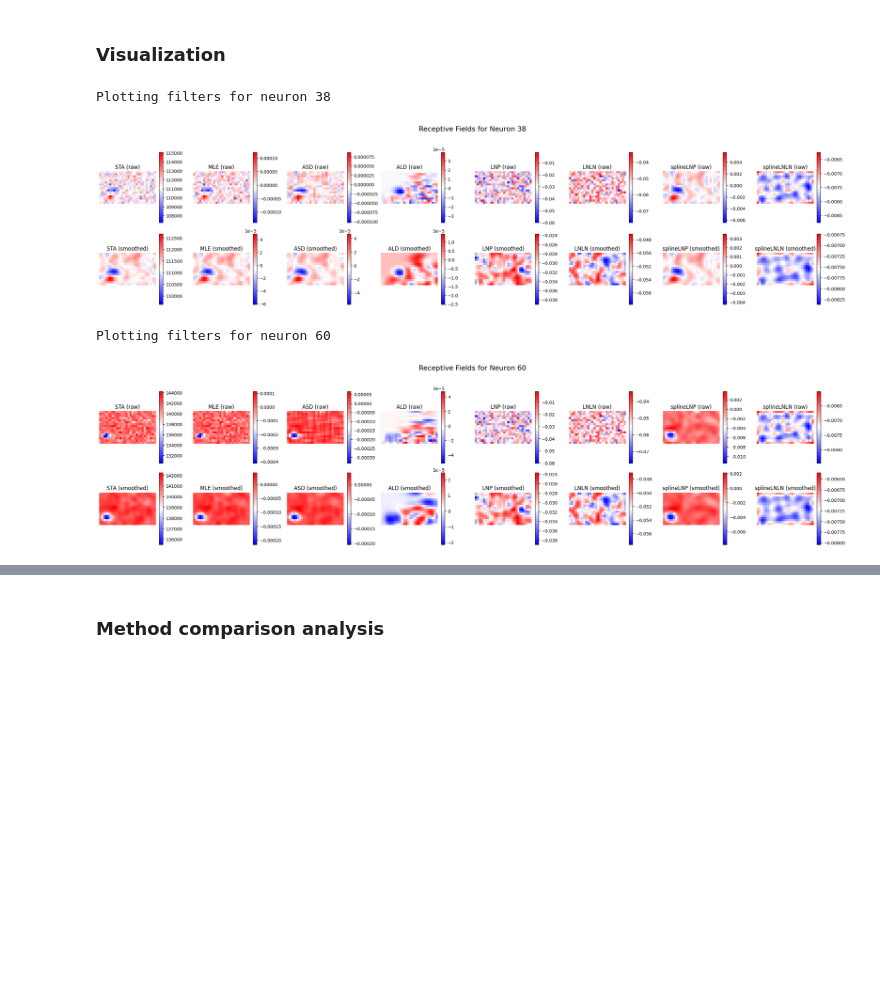
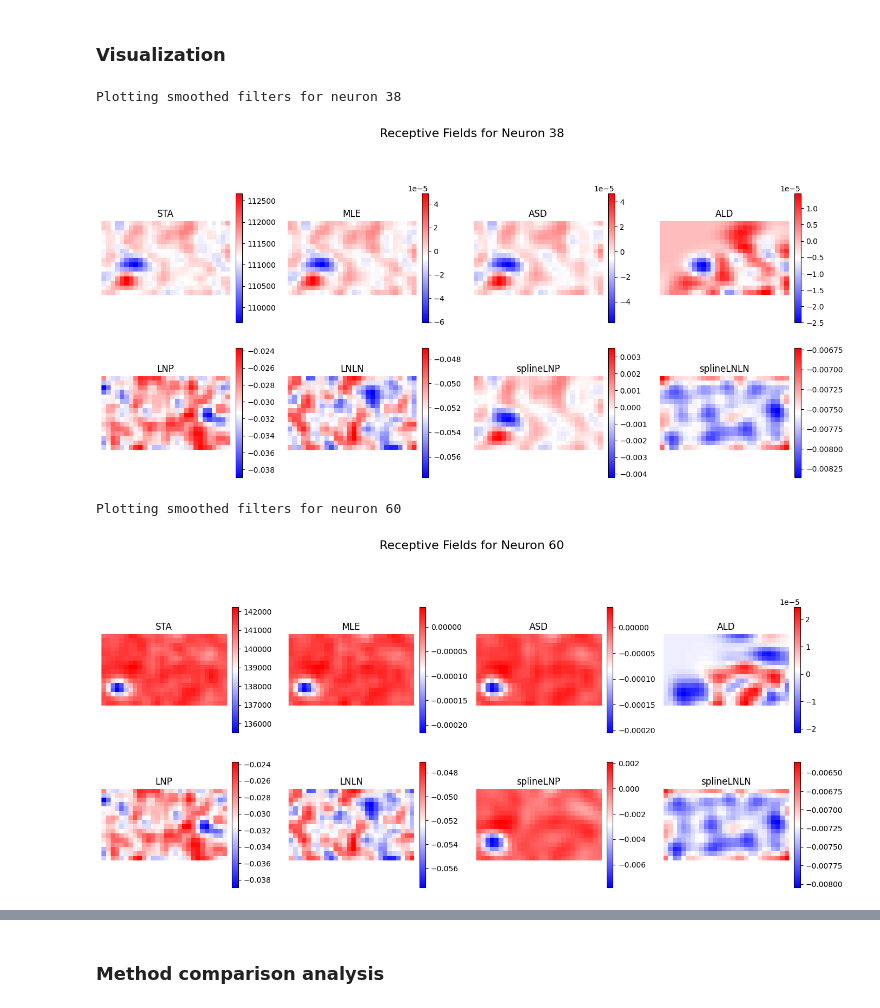
Before and after one commit to luciaganton/Neural-Data-Science, a Jupyter notebook: practical02_final_version.ipynb, the cells around one changed output, grey strips where cells are left out. Saved outputs shown, nothing was run; the diff lists cells and outputs as text; code cells hidden in the pictures; blank space fills up the shorter version.

```diff
--- a/practical02_final_version.ipynb
+++ b/practical02_final_version.ipynb
@@ -896,11 +903,12 @@ fig, axs = plt.subplots(
 # Plot 1: Original Calcium Trace
 axs[0].plot(time, example_neuron, label="Original Calcium", color="blue")
 axs[0].set_ylabel("Fluorescence")
+axs[0].set_xlabel("Time (s)")
 axs[0].set_title("Original Calcium Trace")
 
 # Plot 2: Thresholding Inferred Spikes
 axs[1].plot(time, threshold_spikes[60], label="Inferred Spikes", color="red")
-axs[1].set_ylabel("Spike Activitsy")
+axs[1].set_ylabel("Spike Activity")
 axs[1].set_xlabel("Time (s)")
 axs[1].set_title("Thresholding inferred spikes")
 
@@ -1923,46 +1946,46 @@ Neuron 47: ['LNP_opt', 'LNP_sta', 'LNLN_w_opt', 'LNLN_w_sta']
 # %% [markdown]
 ### Visualization
 # %%
-# Plot function
-
 # Full list of methods to visualize
 all_methods = ["STA", "MLE", "ASD", "ALD", "LNP", "LNLN", "splineLNP", "splineLNLN"]
 
 for idx in neuron_indices:
-    print(f"Plotting filters for neuron {idx}")
+    print(f"Plotting smoothed filters for neuron {idx}")
     available_methods = [m for m in all_methods if m in filters[idx]]
     n_methods = len(available_methods)
 
-    plt.figure(figsize=(3 * n_methods, 6))
+    # Define layout: 2 rows, calculate columns accordingly
+    n_rows = 2
+    n_cols = math.ceil(n_methods / n_rows)
+
+    fig, axs = plt.subplots(n_rows, n_cols, figsize=(3.5 * n_cols, 7))
+    axs = axs.flatten()
 
     for i, method in enumerate(available_methods):
-
         w = filters[idx][method]
 
+        # LNLN has 2 overlapped filters, take the average to match dimensions
         if w.ndim == 2:
             w = np.mean(w, axis=1).reshape(Dx, Dy)
         else:
             w = w.reshape(Dx, Dy)
 
-        # Raw
-        plt.subplot(2, n_methods, i + 1)
-        plt.imshow(w, cmap="bwr")
-        plt.title(f"{method} (raw)")
-        plt.axis("off")
-        plt.colorbar()
+        w_smooth = gaussian_filter(w, sigma=1)
 
-        # Smoothed
-        plt.subplot(2, n_methods, i + 1 + n_methods)
-        plt.imshow(gaussian_filter(w, sigma=1), cmap="bwr")
-        plt.title(f"{method} (smoothed)")
-        plt.axis("off")
-        plt.colorbar()
+        im = axs[i].imshow(w_smooth, cmap="bwr")
+        axs[i].set_title(method, fontsize=12)
+        axs[i].axis("off")
+        fig.colorbar(im, ax=axs[i], fraction=0.046, pad=0.04)
 
-    plt.suptitle(f"Receptive Fields for Neuron {idx}", fontsize=16)
-    plt.tight_layout(rect=[0, 0, 1, 0.95])
+    # Hide unused subplots, if any
+    for j in range(i + 1, len(axs)):
+        axs[j].axis("off")
+
+    fig.suptitle(f"Receptive Fields for Neuron {idx}", fontsize=16)
+    plt.tight_layout(rect=[0, 0, 1, 0.92])
     plt.show()
 # %% [output]
-Plotting filters for neuron 38
+Plotting smoothed filters for neuron 38
-[figure, old version]
+[figure, new version]
-Plotting filters for neuron 60
+Plotting smoothed filters for neuron 60
-[figure, old version]
+[figure, new version]
```
Also changed, not shown: parts of 39 cells of this notebook.
